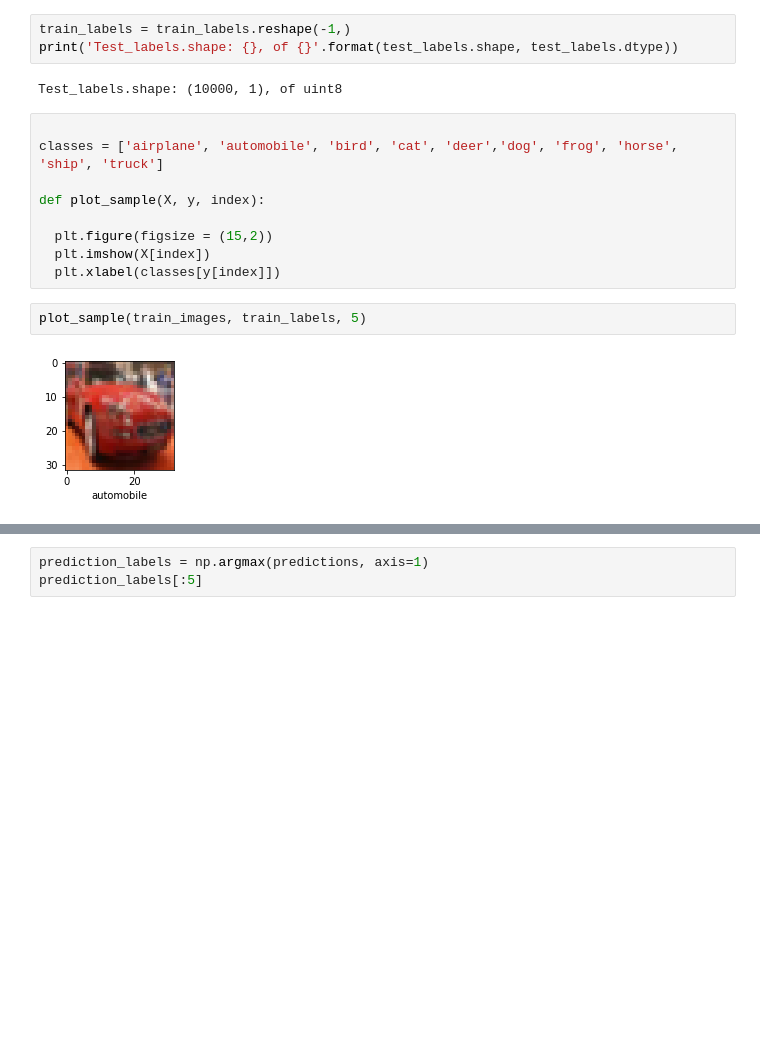
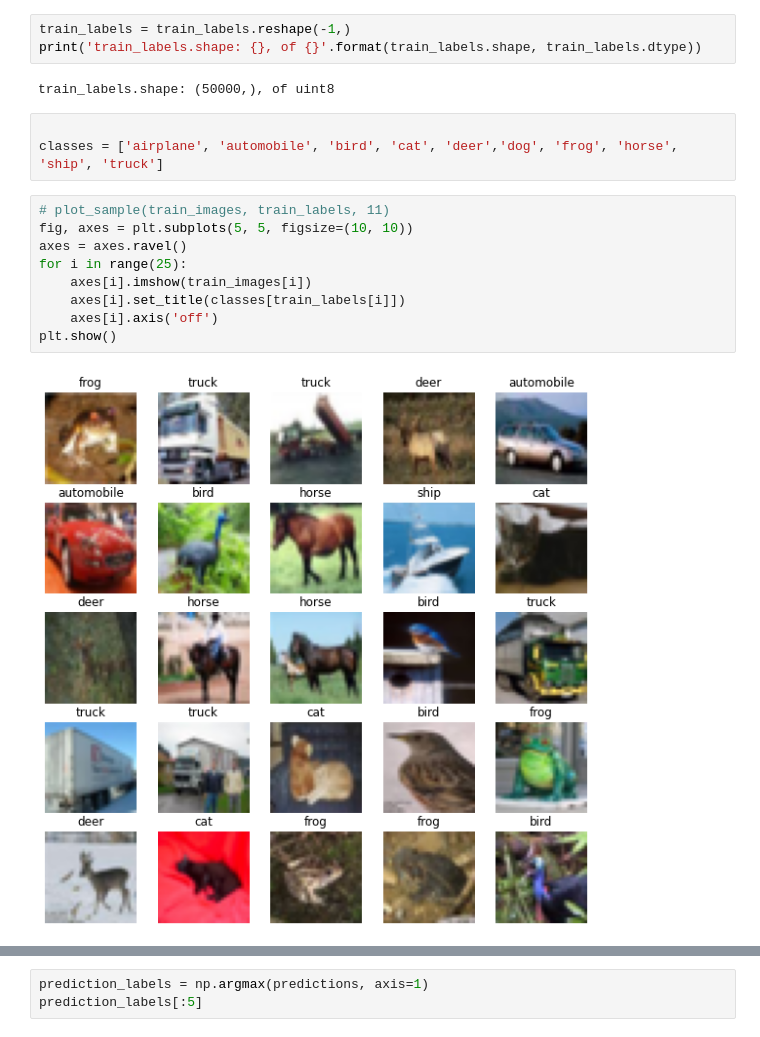
Before and after one commit to MohitM-AG/Projects, a Jupyter notebook: Image_classification_using_CNN.ipynb, the cells around one changed output, grey strips where cells are left out. Drawn from its saved outputs; the diff is of its cells as text; blank space fills up the shorter version.

```diff
--- a/Image_classification_using_CNN.ipynb
+++ b/Image_classification_using_CNN.ipynb
@@ -27,20 +25,21 @@ Test_labels.shape: (10000, 1), of uint8
 # %%
 train_labels = train_labels.reshape(-1,)
-print('Test_labels.shape: {}, of {}'.format(test_labels.shape, test_labels.dtype))
+print('train_labels.shape: {}, of {}'.format(train_labels.shape, train_labels.dtype))
 # %% [output]
-Test_labels.shape: (10000, 1), of uint8
+train_labels.shape: (50000,), of uint8
 # %%
 
 classes = ['airplane', 'automobile', 'bird', 'cat', 'deer','dog', 'frog', 'horse', 'ship', 'truck']
-
-def plot_sample(X, y, index):
-
-  plt.figure(figsize = (15,2))
-  plt.imshow(X[index])
-  plt.xlabel(classes[y[index]])
-# %%
-plot_sample(train_images, train_labels, 5)
-# %% [output]
-[figure, removed]
+# %%
+# plot_sample(train_images, train_labels, 11)
+fig, axes = plt.subplots(5, 5, figsize=(10, 10))
+axes = axes.ravel()
+for i in range(25):
+    axes[i].imshow(train_images[i])
+    axes[i].set_title(classes[train_labels[i]])
+    axes[i].axis('off')
+plt.show()
+# %% [output]
+[figure, added]
 # %%
 INPUT_SHAPE = (32, 32, 3)
```
Also changed, not shown: parts of 7 cells of this notebook.
